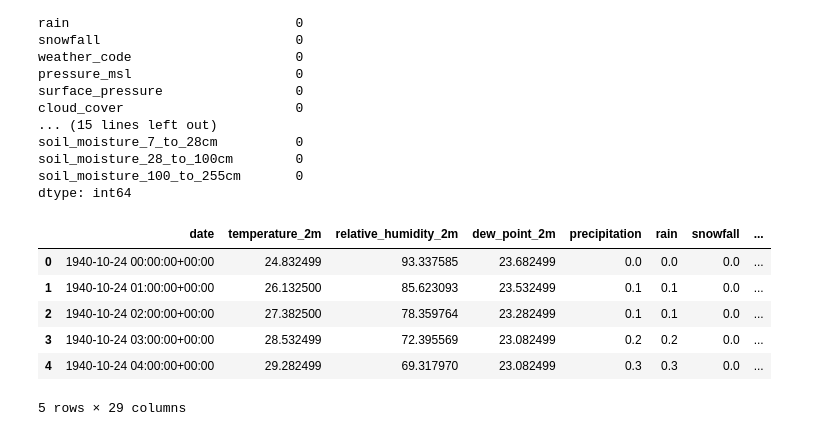
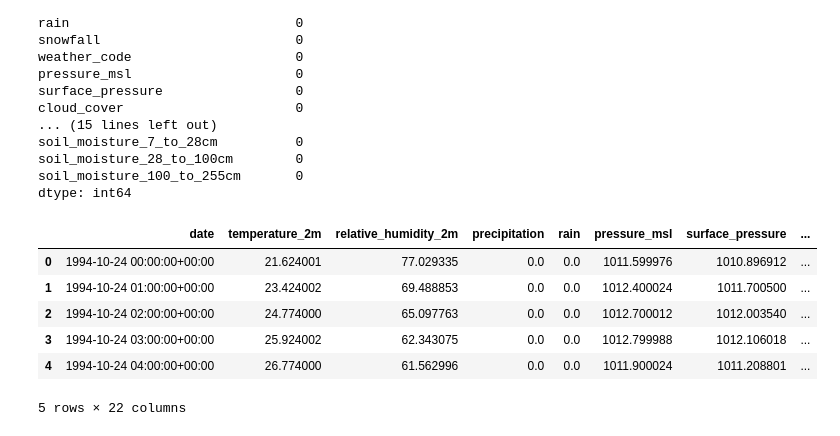
Before and after one commit to ASAPPhat/ML_WeatherForecast, a Jupyter notebook: test.ipynb, the cells around one changed output. Cells and saved outputs as stored; diff of their text form; code cells hidden in the pictures.

```diff
--- a/test.ipynb
+++ b/test.ipynb
@@ -19,8 +19,8 @@ url = "https://archive-api.open-meteo.com/v1/archive"
 params = {
 	"latitude": 10.823,
 	"longitude": 106.6296,
-	"start_date": "1940-10-24",
-	"end_date": "2024-10-22",
+	"start_date": "1994-10-24",
+	"end_date": "2024-10-24",
 	"hourly": ["temperature_2m", "relative_humidity_2m", "dew_point_2m", "apparent_temperature", "precipitation", "rain", "snowfall", "snow_depth", "weather_code", "pressure_msl", "surface_pressure", "cloud_cover", "cloud_cover_low", "cloud_cover_mid", "cloud_cover_high", "et0_fao_evapotranspiration", "vapour_pressure_deficit", "wind_speed_10m", "wind_speed_100m", "wind_direction_10m", "wind_direction_100m", "wind_gusts_10m", "soil_temperature_0_to_7cm", "soil_temperature_7_to_28cm", "soil_temperature_28_to_100cm", "soil_temperature_100_to_255cm", "soil_moisture_0_to_7cm", "soil_moisture_7_to_28cm", "soil_moisture_28_to_100cm", "soil_moisture_100_to_255cm"],
 	"timezone": "GMT"
 }
@@ -141,6 +138,6 @@ df.to_csv('weather_data.csv', index=False)
 # %%
 #Convert [Date] to datetime
-hourly_dataframe['date'] = pd.to_datetime(df['date'])
+hourly_dataframe['date'] = pd.to_datetime(hourly_dataframe['date'])
 hourly_dataframe.set_index('date', inplace=True)
 # %%
 hourly_dataframe.head()
@@ -198,14 +195,14 @@ soil_moisture_28_to_100cm        0
 soil_moisture_100_to_255cm       0
 dtype: int64
 # %%
-hourly_dataframe = hourly_dataframe.drop(columns=['apparent_temperature'] )
-hourly_dataframe.to_csv('weather_data.csv', index=False)
+hourly_dataframe = hourly_dataframe.drop(columns=['apparent_temperature','dew_point_2m','snowfall','weather_code','wind_speed_100m','wind_direction_100m','cloud_cover_mid','cloud_cover_high',] )
+hourly_dataframe.to_csv('data.csv', index=False)
 hourly_dataframe.head()
 # %% [output]
-|  | date | temperature_2m | relative_humidity_2m | dew_point_2m | precipitation | rain | snowfall | ... |
-| 0 | 1940-10-24 00:00:00+00:00 | 24.832499 | 93.337585 | 23.682499 | 0.0 | 0.0 | 0.0 | ... |
-| 1 | 1940-10-24 01:00:00+00:00 | 26.132500 | 85.623093 | 23.532499 | 0.1 | 0.1 | 0.0 | ... |
-| 2 | 1940-10-24 02:00:00+00:00 | 27.382500 | 78.359764 | 23.282499 | 0.1 | 0.1 | 0.0 | ... |
-| 3 | 1940-10-24 03:00:00+00:00 | 28.532499 | 72.395569 | 23.082499 | 0.2 | 0.2 | 0.0 | ... |
-| 4 | 1940-10-24 04:00:00+00:00 | 29.282499 | 69.317970 | 23.082499 | 0.3 | 0.3 | 0.0 | ... |
+|  | date | temperature_2m | relative_humidity_2m | precipitation | rain | pressure_msl | surface_pressure | ... |
+| 0 | 1994-10-24 00:00:00+00:00 | 21.624001 | 77.029335 | 0.0 | 0.0 | 1011.599976 | 1010.896912 | ... |
+| 1 | 1994-10-24 01:00:00+00:00 | 23.424002 | 69.488853 | 0.0 | 0.0 | 1012.400024 | 1011.700500 | ... |
+| 2 | 1994-10-24 02:00:00+00:00 | 24.774000 | 65.097763 | 0.0 | 0.0 | 1012.700012 | 1012.003540 | ... |
+| 3 | 1994-10-24 03:00:00+00:00 | 25.924002 | 62.343075 | 0.0 | 0.0 | 1012.799988 | 1012.106018 | ... |
+| 4 | 1994-10-24 04:00:00+00:00 | 26.774000 | 61.562996 | 0.0 | 0.0 | 1011.900024 | 1011.208801 | ... |
-5 rows × 29 columns
+5 rows × 22 columns
```
Also changed, not shown: parts of 24 cells of this notebook.
